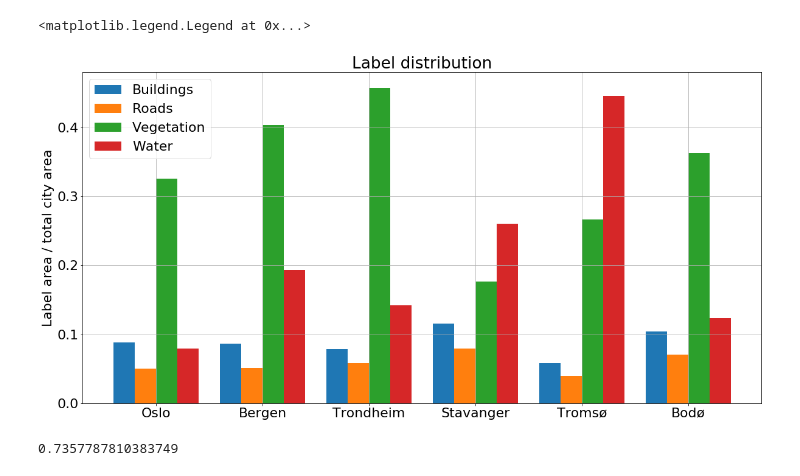
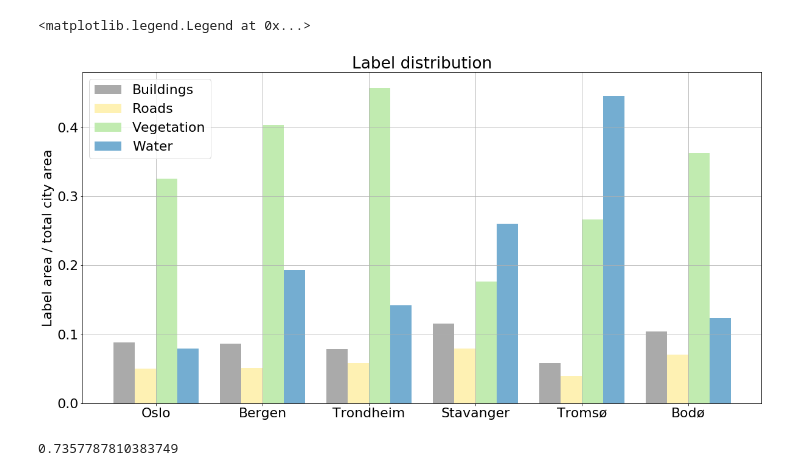
Before and after one commit to valdemarrolfsen/master-thesis-code, a Jupyter notebook: Datasetstats.ipynb, the cells around one changed output. Drawn from its saved outputs; the diff is of its cells as text; code cells hidden in the pictures.

Commit message:
Fixing plotting

```diff
--- a/Datasetstats.ipynb
+++ b/Datasetstats.ipynb
@@ -21,30 +21,32 @@ water_per_area = water_labels / areas
 # %%
 
 n = 6
 width = 0.20
 ind = np.arange(n)
 fig, ax = plt.subplots()
 arr = building_per_area
 arr1 = road_per_area
 arr2 = vegetation_per_area
 arr3 = water_per_area
 ax.grid(True )
 
-rects1 = ax.bar(ind, arr, width)
-rects2 = ax.bar(ind + width, arr1, width)
-rects3 = ax.bar(ind + width*2, arr2, width)
-rects4 = ax.bar(ind + width*3, arr3, width)
+cmap = plt.cm.get_cmap('Dark2')
+
+rects1 = ax.bar(ind, arr, width, color='#aaaaaa')
+rects2 = ax.bar(ind + width, arr1, width, color='#fef1b3')
+rects3 = ax.bar(ind + width*2, arr2, width, color='#c1ebb0')
+rects4 = ax.bar(ind + width*3, arr3, width, color='#74add1')
 
 
 # add some text for labels, title and axes ticks
 ax.set_ylabel('Label area / total city area')
 ax.set_title('Label distribution')
 ax.set_xticks(ind + width*3 / 2)
 ax.set_xticklabels(cities)
 ax.legend((rects1[0], rects2[0], rects3[0], rects4[0]), ('Buildings', 'Roads', 'Vegetation', 'Water'))
 # %% [output]
 <matplotlib.legend.Legend at 0x...>
-[figure, old version]
+[figure, new version]
 # %%
 building_per_area[2]+road_per_area[2] +vegetation_per_area[2] +water_per_area[2]
 # %% [output]
```
Also changed, not shown: 3 other files.
